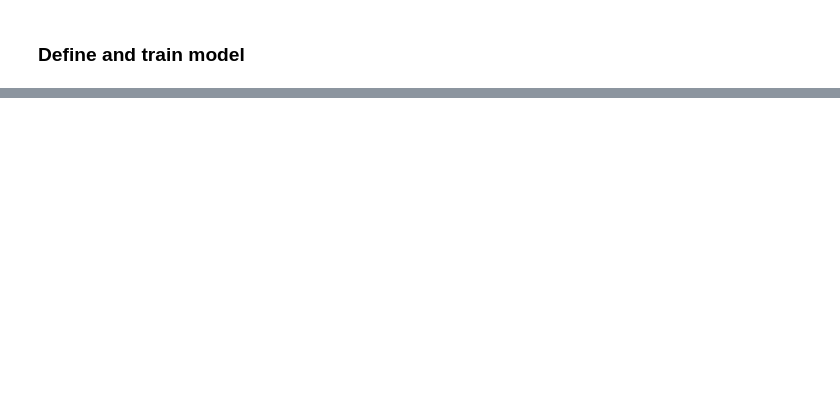
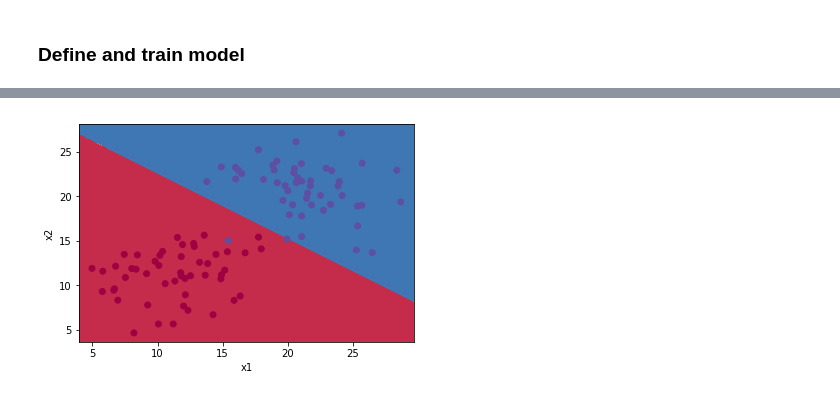
Before and after one commit to v-shmyhlo/machine-learning-playground, a Jupyter notebook: neural_network_framework.ipynb, the cells around one changed output, grey strips where cells are left out. Saved outputs shown, nothing was run; the diff lists cells and outputs as text; code cells hidden in the pictures; blank space fills up the shorter version.

```diff
--- a/neural_network_framework.ipynb
+++ b/neural_network_framework.ipynb
@@ -86,6 +87,10 @@ class Model(object):
   def update(self, grads, learning_rate):
     for layer in self.layers:
       layer.update(grads[layer], learning_rate)
+
+  def predict(self, X):
+    A, _cache = self.forward(X)
+    return A
 
 class Layer(object):
   pass
@@ -158,4 +163,6 @@ for i in range(steps):
     Y_hat = A > 0.5
     accuracy = np.mean(Y == Y_hat) * 100
     print('step: %s, loss: %s, accuracy: %s%%' % (i, loss, accuracy))
+
+plot_decision_boundary(lambda x: model.predict(x.T) > 0.5, X, Y, cmap=plt.cm.Spectral)
 # %% [output]
@@ -181,0 +189 @@ step: 9500, loss: 0.0429402777908, accuracy: 99.0%
+[figure, added]
```
Also changed, not shown: parts of 3 cells of this notebook, 2 other files.
